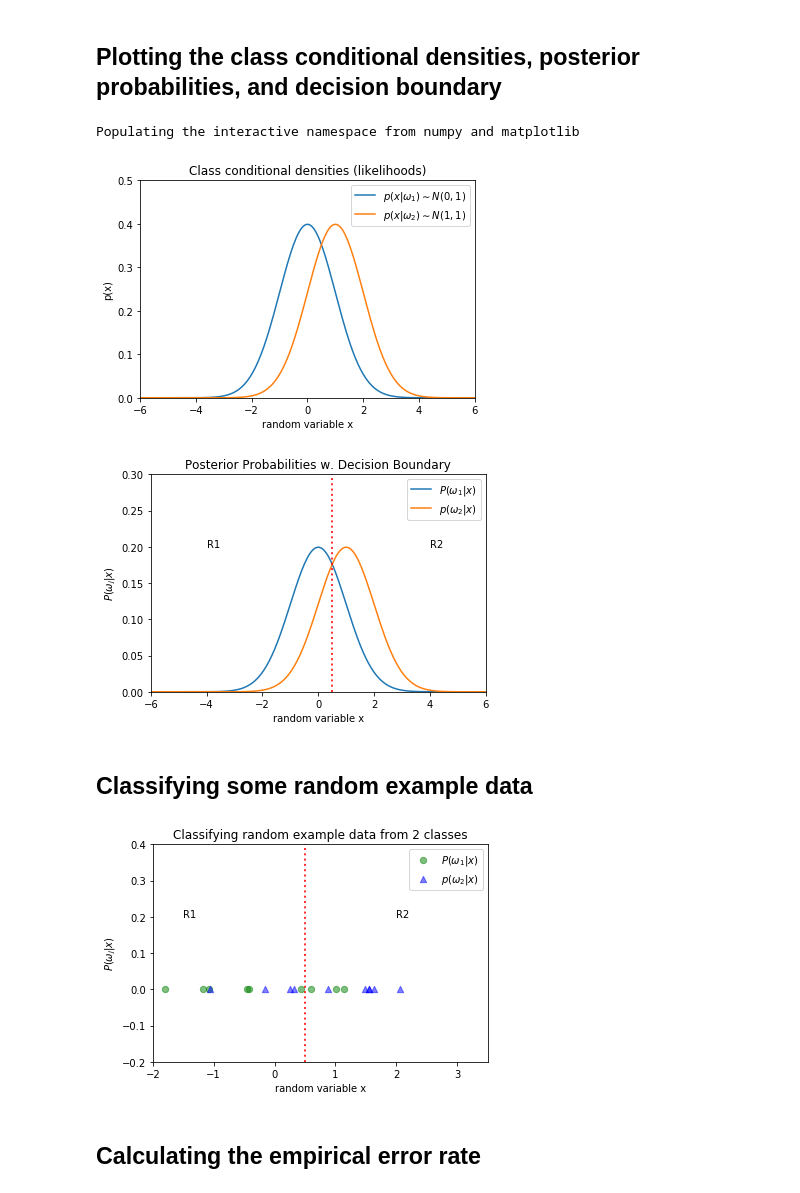
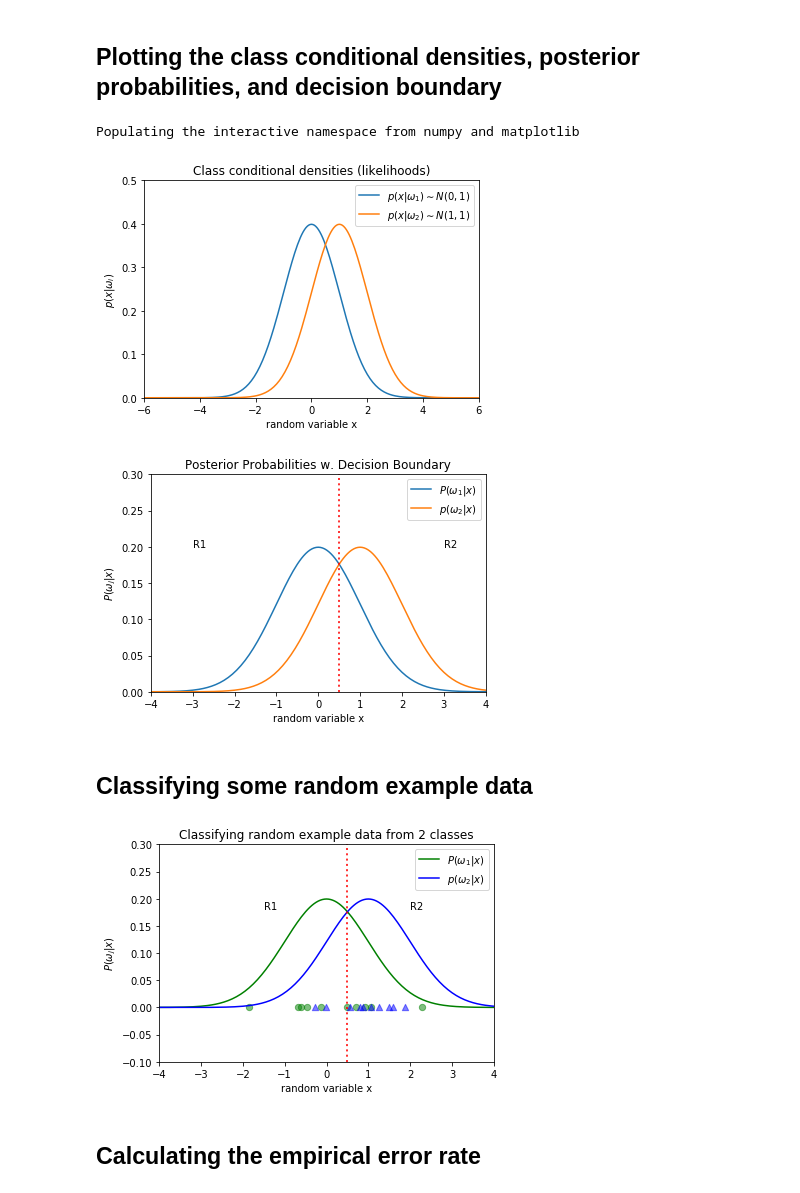
Before and after one commit to erkundanec/PatternClassification, a Jupyter notebook: 02_Bayesian_Classifier/02_Bayesian_Classifier_02.ipynb, the cells around one changed output. Cells and saved outputs as stored; diff of their text form; code cells hidden in the pictures.

```diff
--- a/02_Bayesian_Classifier/02_Bayesian_Classifier_02.ipynb
+++ b/02_Bayesian_Classifier/02_Bayesian_Classifier_02.ipynb
@@ -119,7 +119,7 @@ pdf2 = pdf(x, mu=1, sigma=1)
 plt.plot(x, pdf1)
 plt.plot(x, pdf2)
 plt.title('Class conditional densities (likelihoods)')
-plt.ylabel('p(x)')
+plt.ylabel('$p(x|\omega_i)$')
 plt.xlabel('random variable x')
 plt.legend(['$p(x|\omega_1) \sim N(0,1)$', '$p(x|\omega_2) \sim N(1,1)$'], loc='upper right')
 plt.ylim([0,0.5])
@@ -127,7 +127,7 @@ plt.xlim([-6,6])
 plt.show()
 # %% [output]
 Populating the interactive namespace from numpy and matplotlib
-[figure, old version]
+[figure, new version]
 # %%
 def posterior(likelihood, prior):
     """
@@ -149,43 +149,45 @@ plt.ylabel('$P(\omega_j|x)$')
 plt.xlabel('random variable x')
 plt.legend(['$P(\omega_1|x)$', '$p(\omega_2|x$)'], loc='upper right')
 plt.ylim([0,0.3])
-plt.xlim([-6,6])
+plt.xlim([-4,4])
 plt.axvline(0.5, color='r', alpha=0.8, linestyle=':', linewidth=2)
-plt.annotate('R1', xy=(-4, 0.2), xytext=(-4, 0.2))
-plt.annotate('R2', xy=(4, 0.2), xytext=(4, 0.2))
+plt.annotate('R1', xy=(-3, 0.2), xytext=(-3, 0.2))
+plt.annotate('R2', xy=(3, 0.2), xytext=(3, 0.2))
 plt.show()
 # %% [output]
-[figure, old version]
+[figure, new version]
 # %% [markdown]
 ## Classifying some random example data
 # %%
 # Parameters
 mu_1 = 0
 mu_2 = 1
 sigma_1_sqr = 1
 sigma_2_sqr = 1
 
+numpy.random.seed(40) # set the random seed to generate same data points
 # Generating 10 random samples drawn from a Normal Distribution for class 1 & 2
 x1_samples = sigma_1_sqr**0.5 * np.random.randn(10) + mu_1
 x2_samples = sigma_1_sqr**0.5 * np.random.randn(10) + mu_2
 y = [0 for i in range(10)]
 
 # Plotting sample data with a decision boundary
-
+plt.plot(x, posterior1,color='green')
+plt.plot(x, posterior2,color='blue')
 plt.scatter(x1_samples, y, marker='o', color='green', s=40, alpha=0.5)
 plt.scatter(x2_samples, y, marker='^', color='blue', s=40, alpha=0.5)
 plt.title('Classifying random example data from 2 classes')
 plt.ylabel('$P(\omega_j|x)$')
 plt.xlabel('random variable x')
 plt.legend(['$P(\omega_1|x)$', '$p(\omega_2|x$)'], loc='upper right')
-plt.ylim([-0.2,0.4])
-plt.xlim([-2,3.5])
+plt.ylim([-0.1,0.3])
+plt.xlim([-4,4])
 plt.axvline(0.5, color='r', alpha=0.8, linestyle=':', linewidth=2)
-plt.annotate('R1', xy=(-1.5, 0.2), xytext=(-1.5, 0.2))
-plt.annotate('R2', xy=(2, 0.2), xytext=(2, 0.2))
+plt.annotate('R1', xy=(-1.5, 0.18), xytext=(-1.5, 0.18))
+plt.annotate('R2', xy=(2, 0.18), xytext=(2, 0.18))
 plt.show()
 # %% [output]
-[figure, old version]
+[figure, new version]
 # %% [markdown]
 ## Calculating the empirical error rate
 # %%
```
Also changed, not shown: parts of 1 cell of this notebook.
